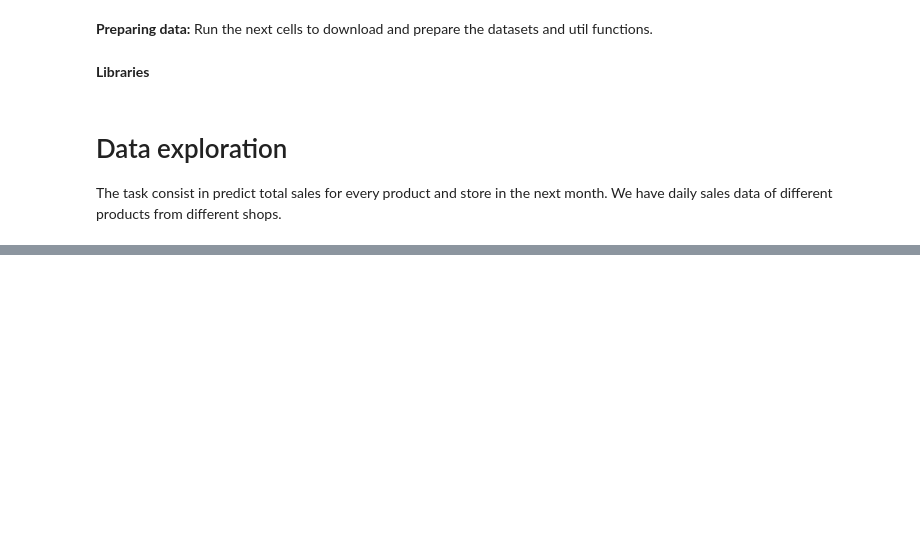
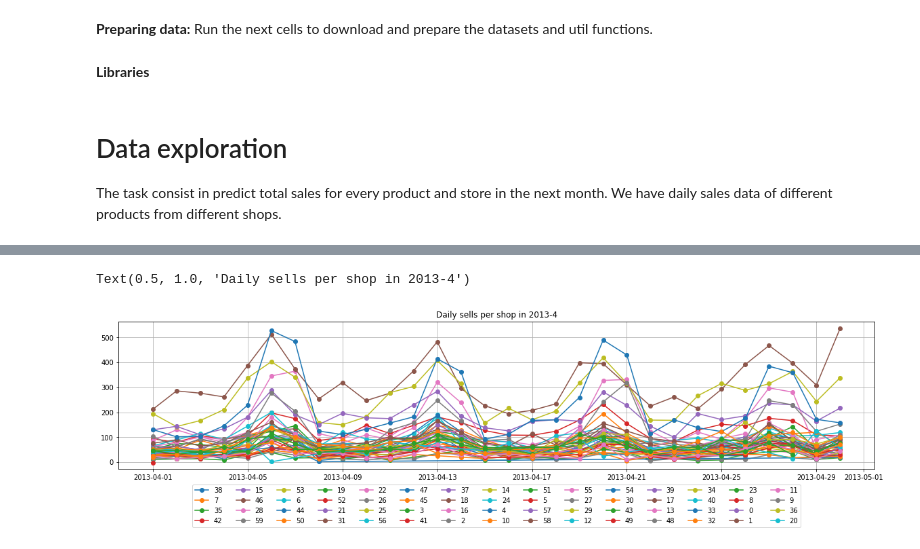
Before and after one commit to DaielChom/ann-predict-future-sales, a Jupyter notebook: 02 - data exploration.ipynb, the cells around one changed output, grey strips where cells are left out. Cells and saved outputs as stored; diff of their text form; code cells hidden in the pictures; blank space fills up the shorter version.

Commit message:
:construction: data exploration

```diff
--- a/02 - data exploration.ipynb
+++ b/02 - data exploration.ipynb
@@ -32,0 +52,26 @@ dataset = lib.load_dataset(dataset_dir)
+# %%
+daily_sells = dataset.groupby(["date", "shop_id"]).item_cnt_day.sum().to_frame("daily_sells")
+daily_sells = daily_sells.reset_index()
+# %%
+shops = daily_sells.shop_id.value_counts().index.tolist()
+# %%
+plt.figure(figsize=(20,4))
+
+month = 4
+year = 2013
+get_month = lambda x:x.month
+get_year = lambda x:x.year
+
+for shop in shops:
+
+    month_data = daily_sells[(daily_sells.date.apply(get_month)==month)&(daily_sells.date.apply(get_year)==year)]
+    aux = month_data[month_data.shop_id==shop][["date", "daily_sells"]]
+    plt.plot(aux.date.values, aux.daily_sells.values, marker="o", label=shop)
+
+plt.grid()
+plt.legend(loc='upper center', bbox_to_anchor=(0.5, -0.08),
+          fancybox=True, ncol=15)
+plt.title("Daily sells per shop in {}-{}".format(year, month))
+# %% [output]
+Text(0.5, 1.0, 'Daily sells per shop in 2013-4')
+[figure, added]
```
Also changed, not shown: parts of 22 cells of this notebook.
